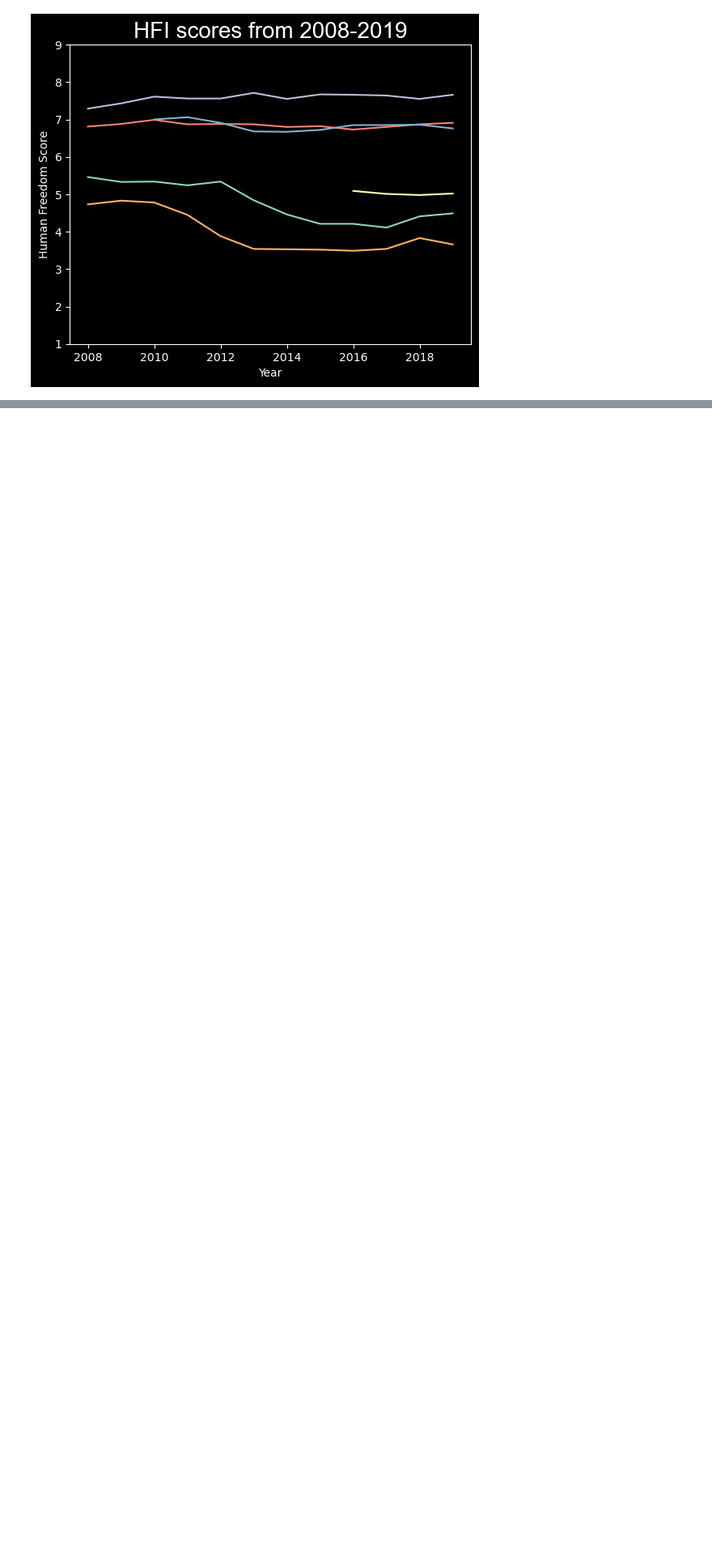
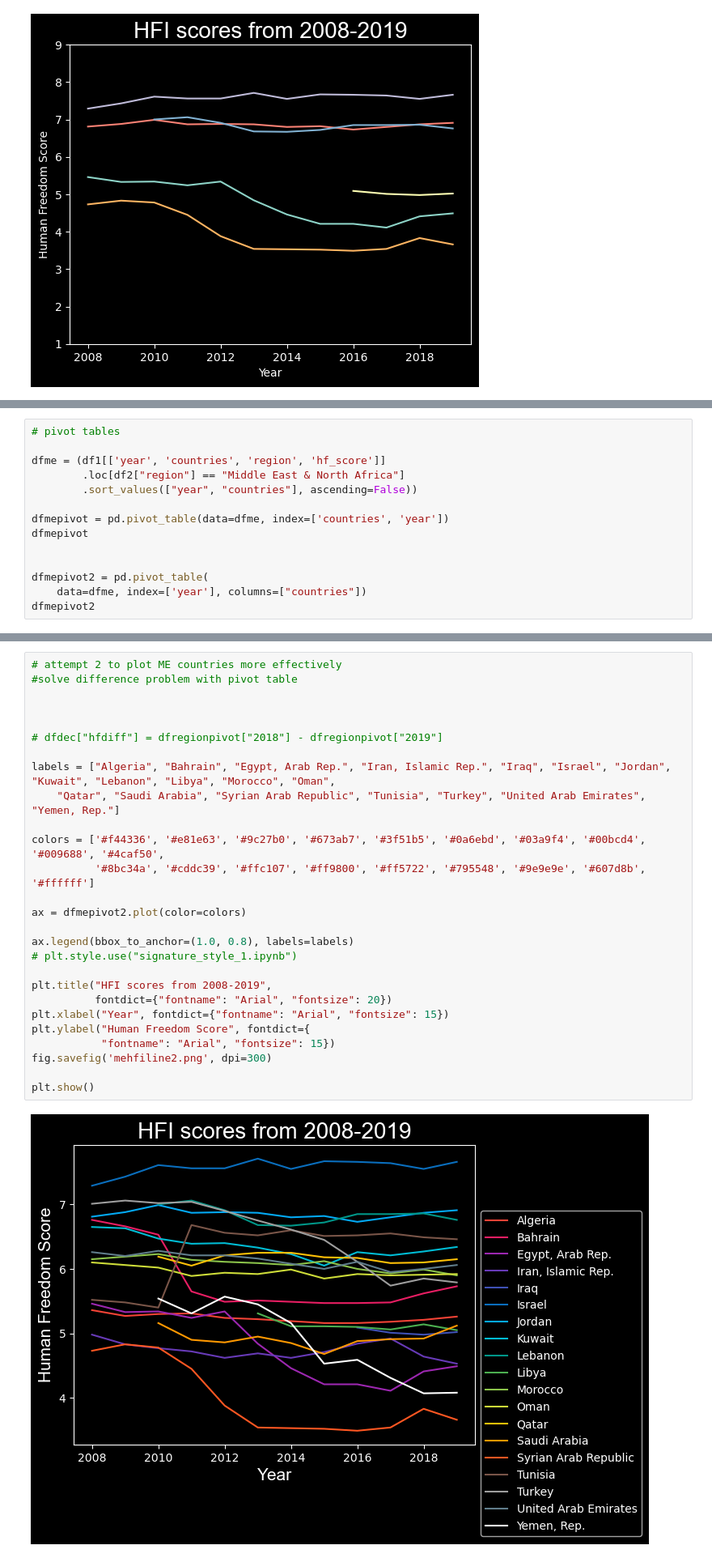
Before and after one commit to NJB7/HumanFreedomIndexProject, a Jupyter notebook: HFIProject.ipynb, the cells around one changed output, grey strips where cells are left out. Shown: that part at 81% size. Cells and saved outputs as stored; diff of their text form; blank space fills up the shorter version.

```diff
--- a/HFIProject.ipynb
+++ b/HFIProject.ipynb
@@ -442,0 +370,14 @@ plt.show()
+# %%
+# pivot tables
+
+dfme = (df1[['year', 'countries', 'region', 'hf_score']]
+        .loc[df2["region"] == "Middle East & North Africa"]
+        .sort_values(["year", "countries"], ascending=False))
+
+dfmepivot = pd.pivot_table(data=dfme, index=['countries', 'year'])
+dfmepivot
+
+
+dfmepivot2 = pd.pivot_table(
+    data=dfme, index=['year'], columns=["countries"])
+dfmepivot2
@@ -443,3 +400,32 @@ plt.show()
+# %%
+# attempt 2 to plot ME countries more effectively
+#solve difference problem with pivot table
+
+
+
+# dfdec["hfdiff"] = dfregionpivot["2018"] - dfregionpivot["2019"]
+
+labels = ["Algeria", "Bahrain", "Egypt, Arab Rep.", "Iran, Islamic Rep.", "Iraq", "Israel", "Jordan", "Kuwait", "Lebanon", "Libya", "Morocco", "Oman",
+    "Qatar", "Saudi Arabia", "Syrian Arab Republic", "Tunisia", "Turkey", "United Arab Emirates", "Yemen, Rep."]
+
+colors = ['#f44336', '#e81e63', '#9c27b0', '#673ab7', '#3f51b5', '#0a6ebd', '#03a9f4', '#00bcd4', '#009688', '#4caf50',
+          '#8bc34a', '#cddc39', '#ffc107', '#ff9800', '#ff5722', '#795548', '#9e9e9e', '#607d8b', '#ffffff']
+
+ax = dfmepivot2.plot(color=colors)
+
+ax.legend(bbox_to_anchor=(1.0, 0.8), labels=labels)
+# plt.style.use("signature_style_1.ipynb")
+
+plt.title("HFI scores from 2008-2019",
+          fontdict={"fontname": "Arial", "fontsize": 20})
+plt.xlabel("Year", fontdict={"fontname": "Arial", "fontsize": 15})
+plt.ylabel("Human Freedom Score", fontdict={
+           "fontname": "Arial", "fontsize": 15})
+fig.savefig('mehfiline2.png', dpi=300)
+
+plt.show()
+# %% [output]
+[figure, added]
 # %%
 # this is interesting. Try a box and whisker chart to follow up on the lower outliers.
 
```
Also changed, not shown: parts of 14 cells of this notebook, 4 other files.
